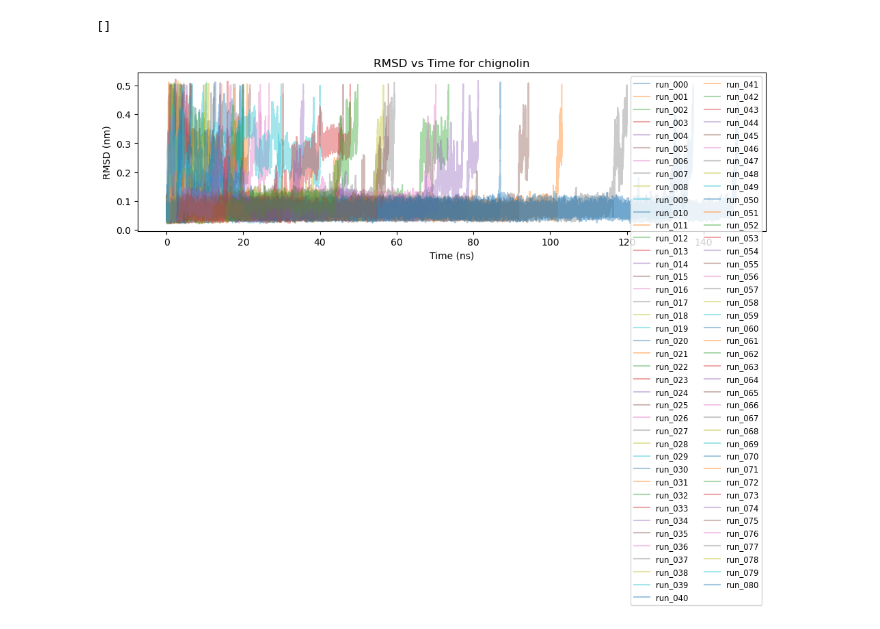
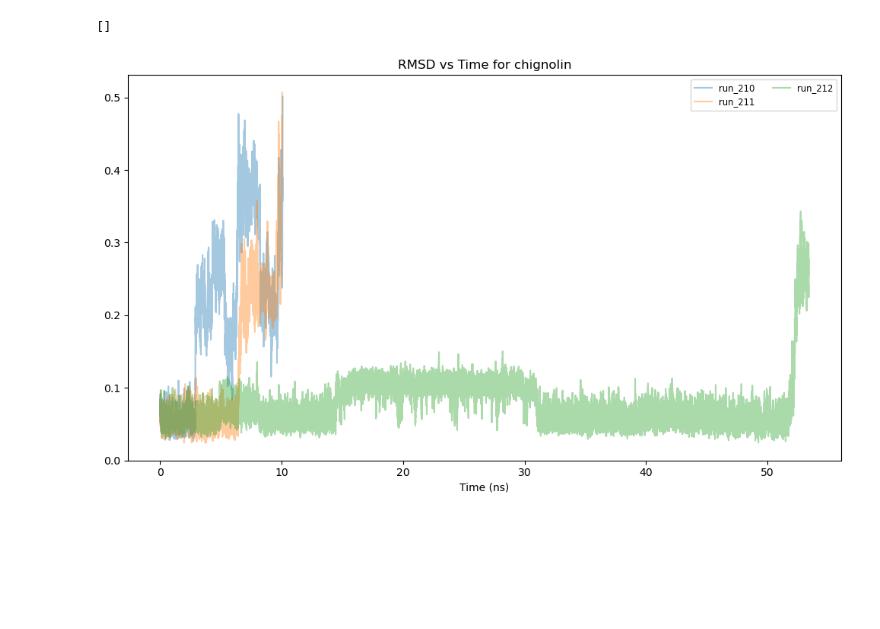
Before and after one commit to MendelsResearchGroup/guiding-peptide-kinetics, a Jupyter notebook: src/plots/rmsd.ipynb, the cells around one changed output. Cells and saved outputs as stored; diff of their text form; code cells hidden in the pictures; blank space fills up the shorter version.

```diff
--- a/src/plots/rmsd.ipynb
+++ b/src/plots/rmsd.ipynb
@@ -1,32 +1,32 @@
 # %%
 import pandas as pd
 import matplotlib.pyplot as plt
 from pathlib import Path
 
 protein_name = "chignolin"
-N = 80
+N = 50
 base_path = Path(f"../../data/{protein_name}/output")
 output_dir = Path("figures")
 output_dir.mkdir(parents=True, exist_ok=True)
 
 plt.figure(figsize=(10, 6))
-for i in range(0, N + 1):
+for i in range(210, 213):
     run_name = f"run_{i:03}"
     colvar_file = base_path / run_name / f"HLDA_COLVAR_{i:03}"
     if not colvar_file.exists():
         continue
     with colvar_file.open() as f:
         header_line = next(line for line in f if line.startswith("#!"))
         headers = header_line.replace("#! FIELDS", "").strip().split()
     df = pd.read_csv(colvar_file, sep=r"\s+", comment="#", names=headers)
     plt.plot(df["time"] * 1e-3, df["rmsd"], label=run_name,alpha=0.4)
 
 plt.xlabel("Time (ns)")
-plt.ylabel("RMSD (nm)")
+# plt.ylabel("RMSD (nm)")
 plt.title(f"RMSD vs Time for {protein_name}")
 plt.legend(fontsize="small", ncol=2)
 plt.tight_layout()
 plt.plot()
 # %% [output]
 []
-[figure, old version]
+[figure, new version]
```
Also changed, not shown: 5 other files.
